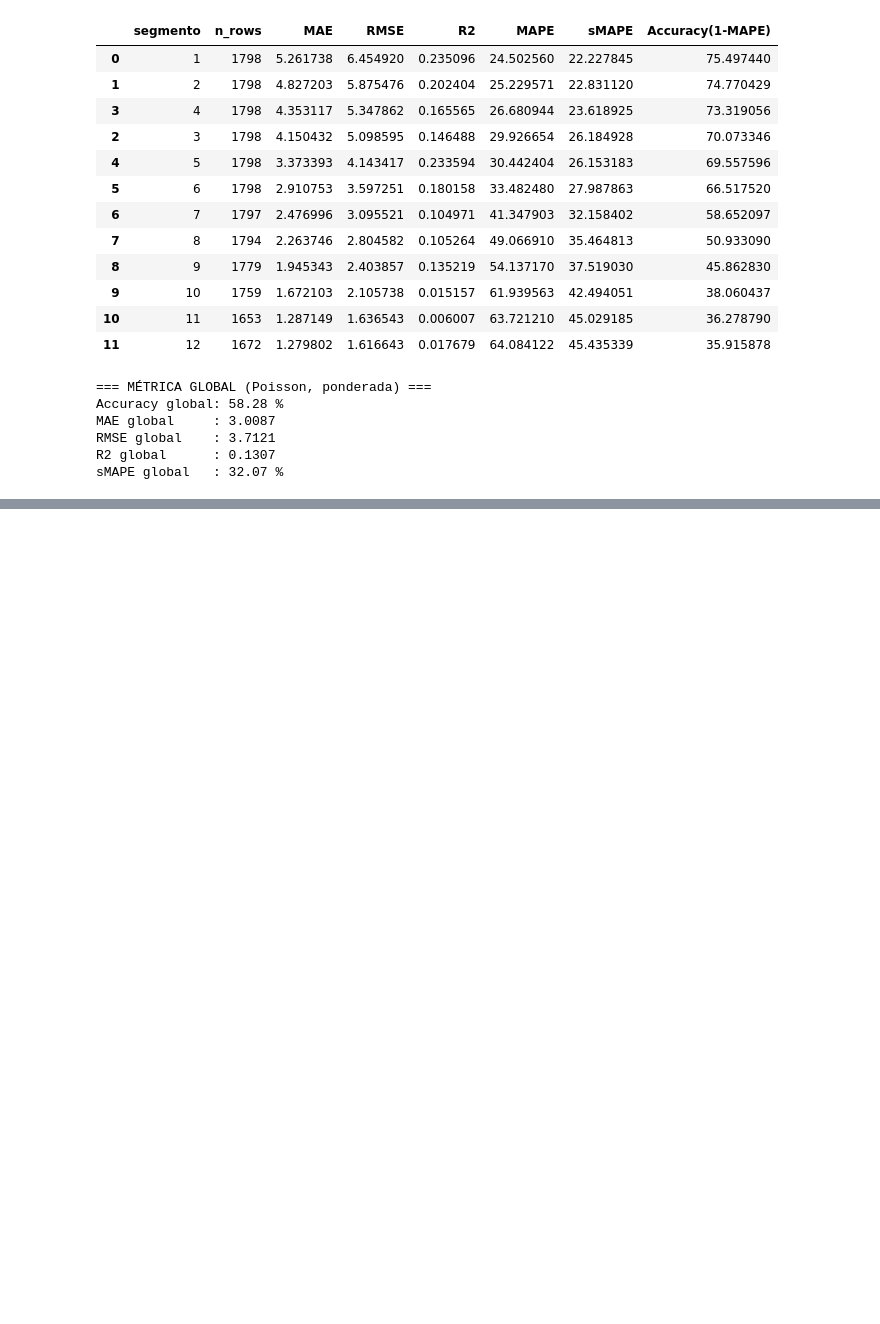
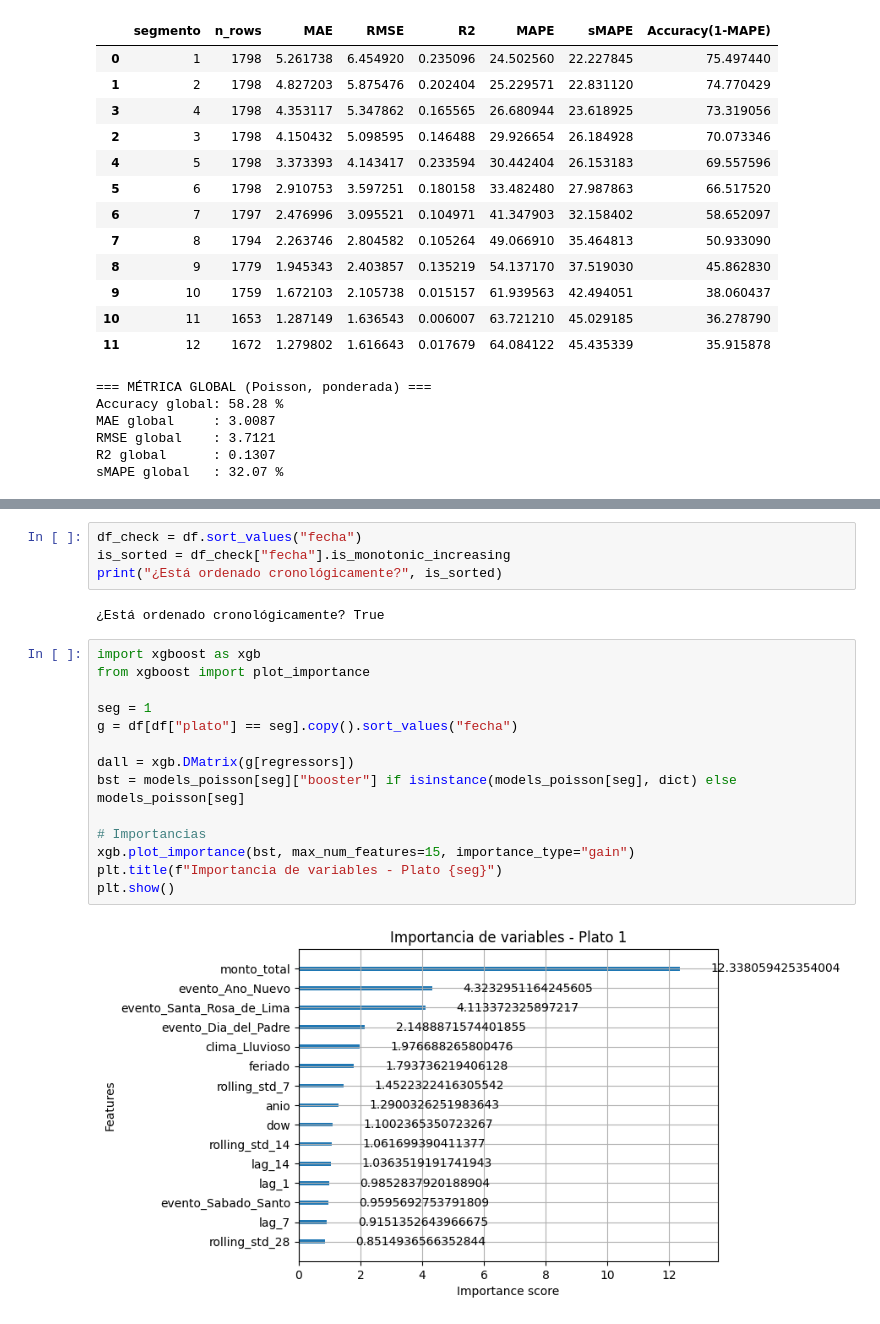
Before and after one commit to joseph7104/-1INF46-Plan_Compras_Produccion, a Jupyter notebook: notebooks/tuning/XGBOOST.ipynb, the cells around one changed output, grey strips where cells are left out. Saved outputs shown, nothing was run; the diff lists cells and outputs as text; blank space fills up the shorter version.

```diff
--- a/notebooks/tuning/XGBOOST.ipynb
+++ b/notebooks/tuning/XGBOOST.ipynb
@@ -768,0 +1130,22 @@ Comparativa por segmento (Poisson vs Anterior):
+# %%
+df_check = df.sort_values("fecha")
+is_sorted = df_check["fecha"].is_monotonic_increasing
+print("¿Está ordenado cronológicamente?", is_sorted)
+# %% [output]
+¿Está ordenado cronológicamente? True
+# %%
+import xgboost as xgb
+from xgboost import plot_importance
+
+seg = 1
+g = df[df["plato"] == seg].copy().sort_values("fecha")
+
+dall = xgb.DMatrix(g[regressors])
+bst = models_poisson[seg]["booster"] if isinstance(models_poisson[seg], dict) else models_poisson[seg]
+
+# Importancias
+xgb.plot_importance(bst, max_num_features=15, importance_type="gain")
+plt.title(f"Importancia de variables - Plato {seg}")
+plt.show()
+# %% [output]
+[figure, added]
```
Also changed, not shown: parts of 15 cells of this notebook.
